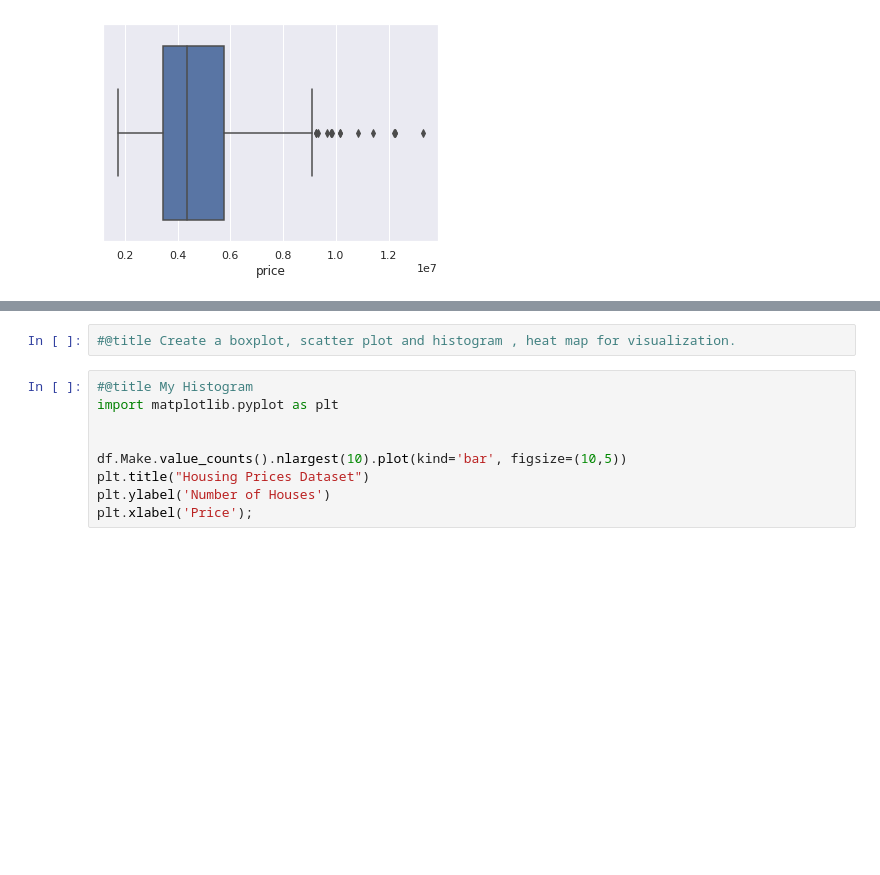
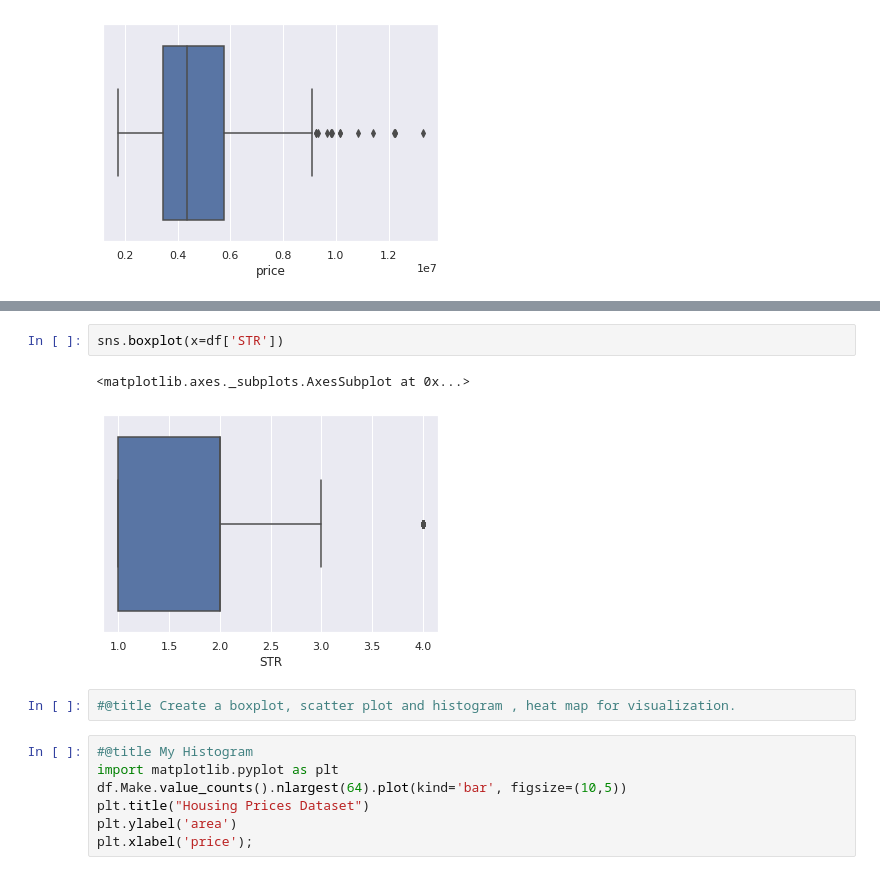
Before and after one commit to gitmccoyabrasaldo/Elective2-MachineLearning, a Jupyter notebook: Exploratory_data_Analysis.ipynb, the cells around one changed output, grey strips where cells are left out. Cells and saved outputs as stored; diff of their text form; blank space fills up the shorter version.

```diff
--- a/Exploratory_data_Analysis.ipynb
+++ b/Exploratory_data_Analysis.ipynb
@@ -436,11 +439,14 @@ sns.boxplot(x=df['price'])
+# %%
+sns.boxplot(x=df['STR'])
+# %% [output]
+<matplotlib.axes._subplots.AxesSubplot at 0x...>
+[figure, added]
 # %%
 #@title Create a boxplot, scatter plot and histogram , heat map for visualization.
 # %%
 #@title My Histogram
 import matplotlib.pyplot as plt
-
-
-df.Make.value_counts().nlargest(10).plot(kind='bar', figsize=(10,5))
+df.Make.value_counts().nlargest(64).plot(kind='bar', figsize=(10,5))
 plt.title("Housing Prices Dataset")
-plt.ylabel('Number of Houses')
-plt.xlabel('Price');
+plt.ylabel('area')
+plt.xlabel('price');
```
Also changed, not shown: parts of 6 cells of this notebook.
